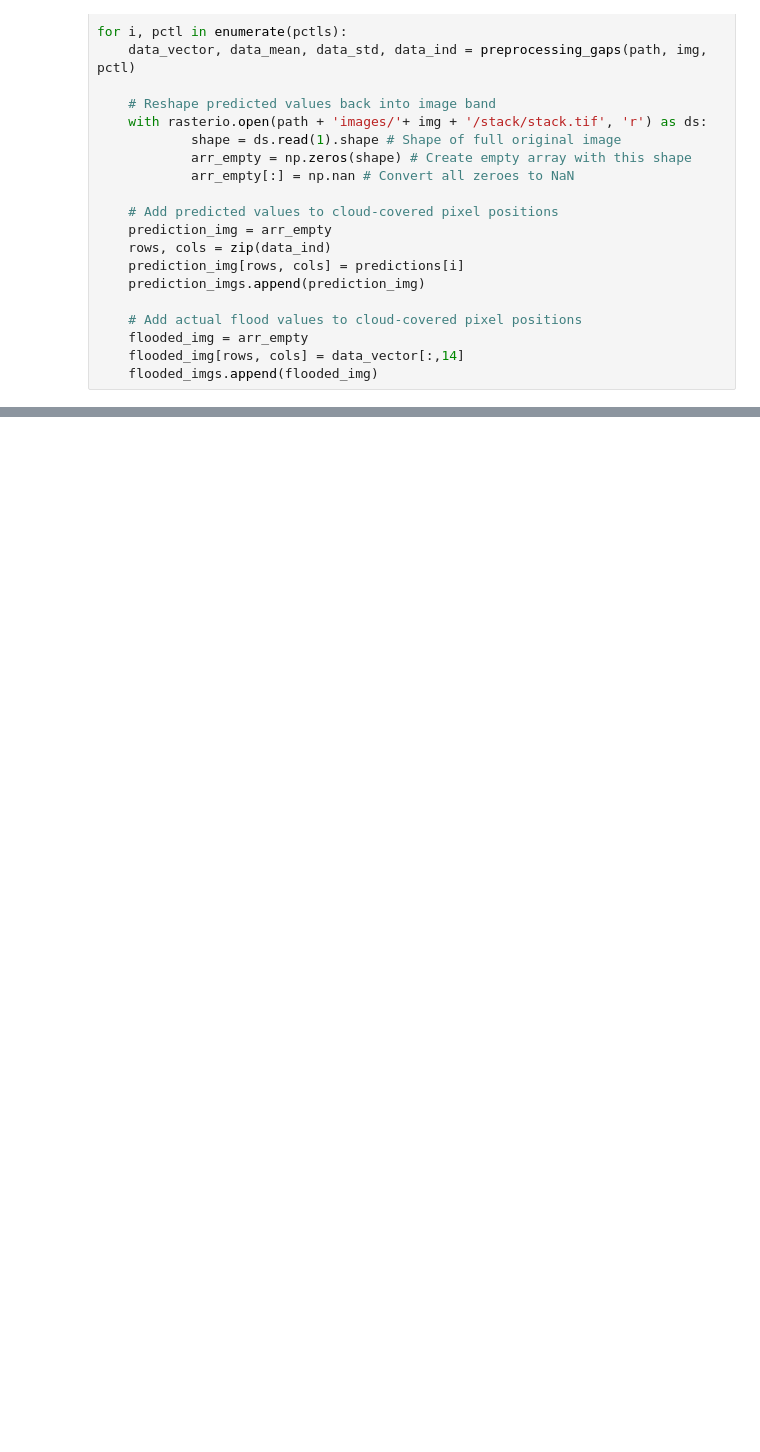
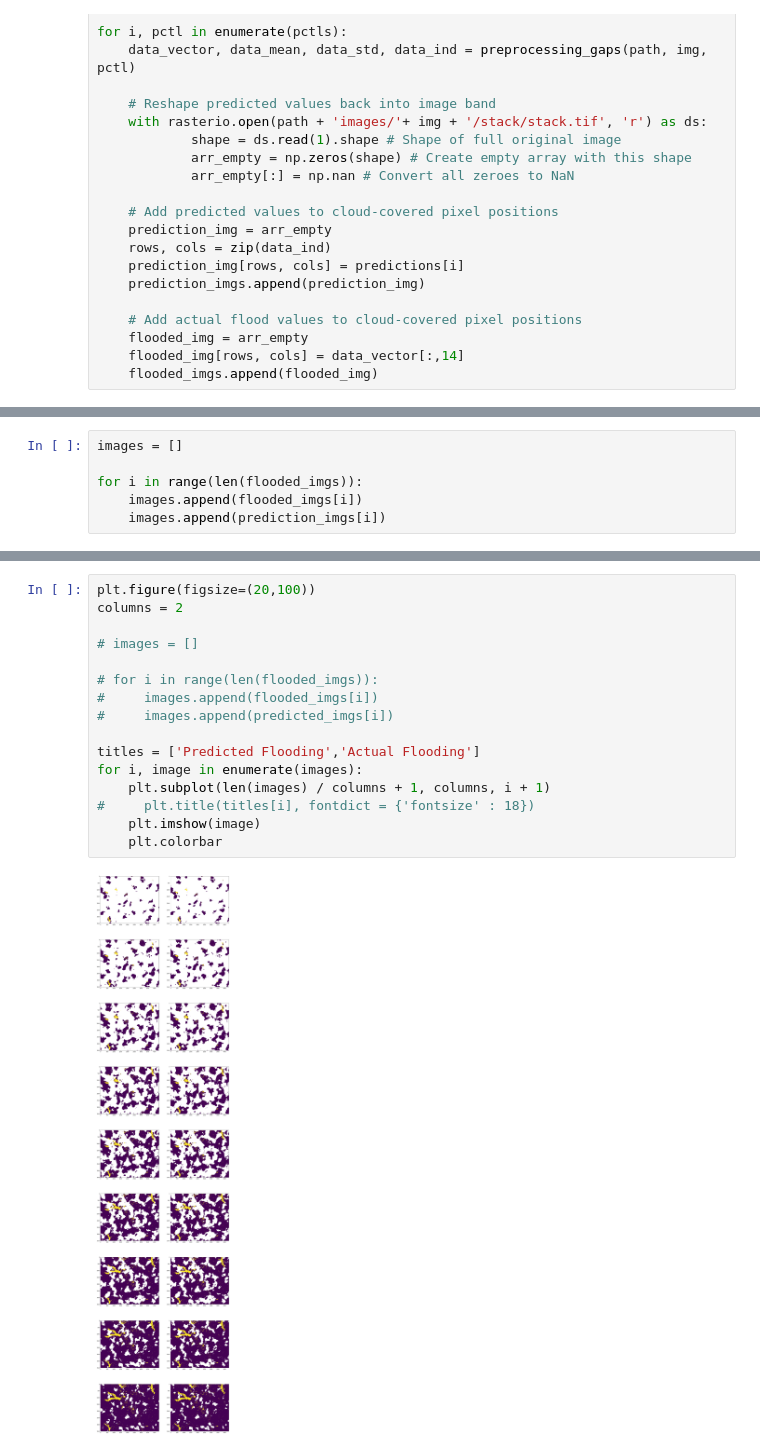
Before and after one commit to ianpdavies/cloudy_flood_prediction, a Jupyter notebook: notebooks/CNN_multi.ipynb, the cells around one changed output, grey strips where cells are left out. Cells and saved outputs as stored; diff of their text form; blank space fills up the shorter version.

```diff
--- a/notebooks/CNN_multi.ipynb
+++ b/notebooks/CNN_multi.ipynb
@@ -525,0 +496,6 @@ plt.show()
+# %%
+images = []
+
+for i in range(len(flooded_imgs)):
+    images.append(flooded_imgs[i])
+    images.append(prediction_imgs[i])
@@ -525,0 +521,18 @@ plt.show()
+# %%
+plt.figure(figsize=(20,100))
+columns = 2
+
+# images = []
+
+# for i in range(len(flooded_imgs)):
+#     images.append(flooded_imgs[i])
+#     images.append(predicted_imgs[i])
+
+titles = ['Predicted Flooding','Actual Flooding']
+for i, image in enumerate(images):
+    plt.subplot(len(images) / columns + 1, columns, i + 1)
+#     plt.title(titles[i], fontdict = {'fontsize' : 18})
+    plt.imshow(image)
+    plt.colorbar
+# %% [output]
+[figure, added]
```
Also changed, not shown: parts of 5 cells of this notebook.
